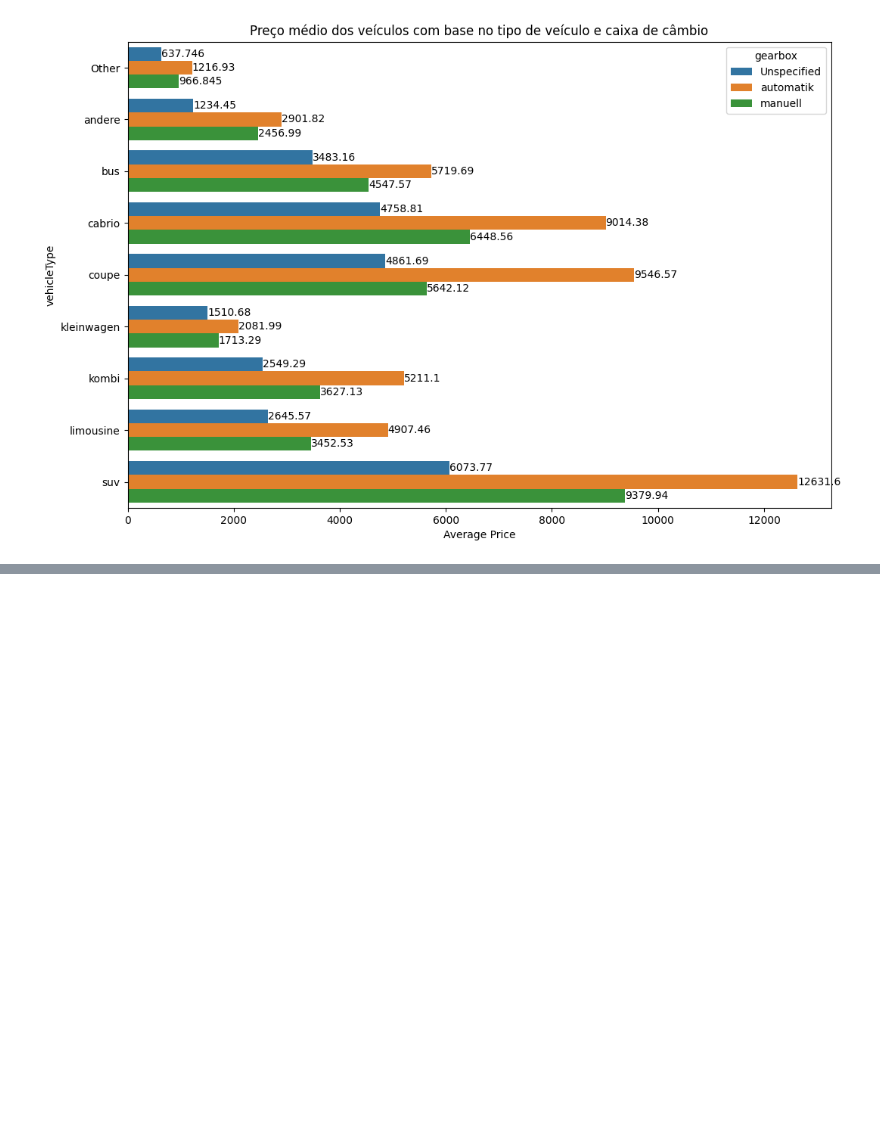
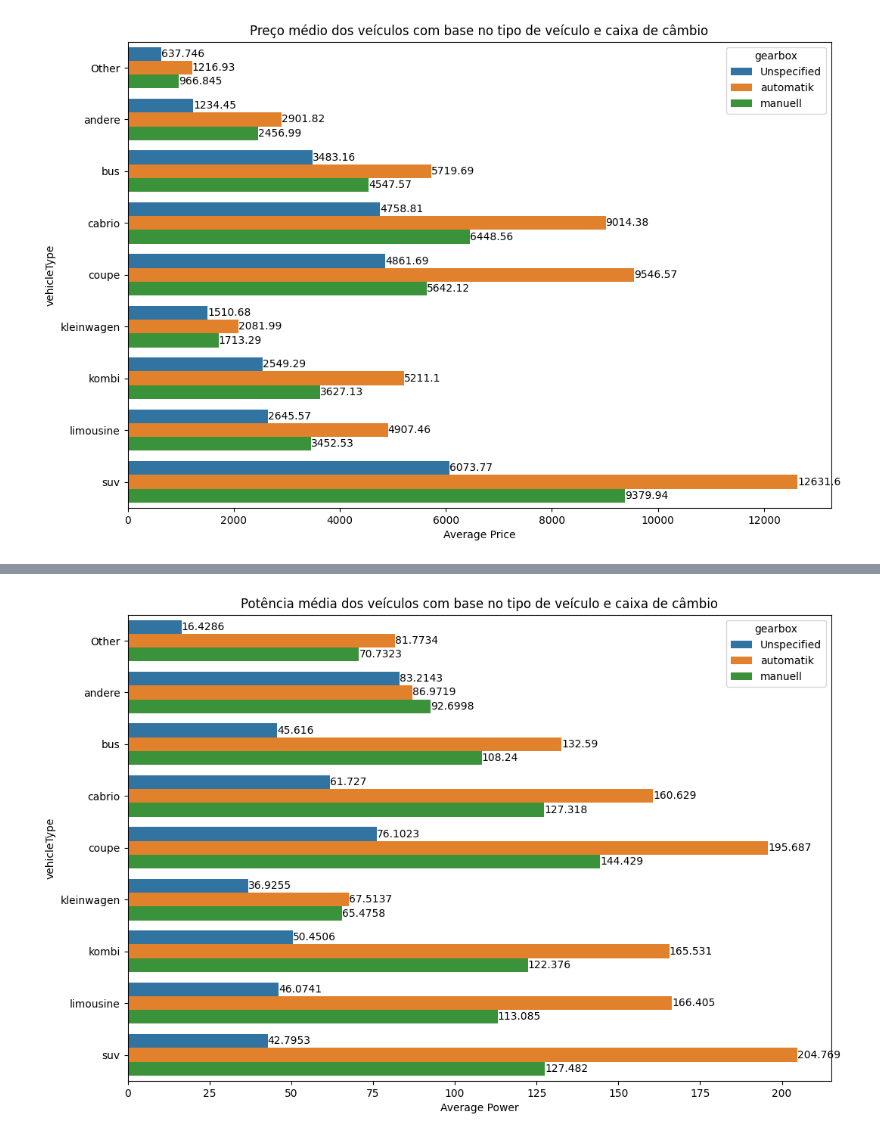
Before and after one commit to jllcen2011/Python_Fundamentos_para_Analise_de_Dados, a Jupyter notebook: 03 - MiniProjetoCap09/MiniProjetoCap09.ipynb, the cells around one changed output, grey strips where cells are left out. Drawn from its saved outputs; the diff is of its cells as text; code cells hidden in the pictures; blank space fills up the shorter version.

```diff
--- a/03 - MiniProjetoCap09/MiniProjetoCap09.ipynb
+++ b/03 - MiniProjetoCap09/MiniProjetoCap09.ipynb
@@ -122,0 +163,5 @@ for i in ay.containers:
+# %%
+df4 = df.groupby(["vehicleType", "gearbox"])["powerPS"].mean()
+df4 = df4.reset_index()
+df4.rename(columns = {'powerPS':'Average Power'}, inplace = True)
+df4
@@ -122,0 +186,9 @@ for i in ay.containers:
+# %%
+plt.figure(figsize=(12,8))
+ay = sns.barplot(data=df4, y="vehicleType", x="Average Power", hue="gearbox", orient="h")
+plt.title("Potência média dos veículos com base no tipo de veículo e caixa de câmbio")
+
+for i in ay.containers:
+    ay.bar_label(i,)
+# %% [output]
+[figure, added]
```
Also changed, not shown: parts of 6 cells of this notebook.
